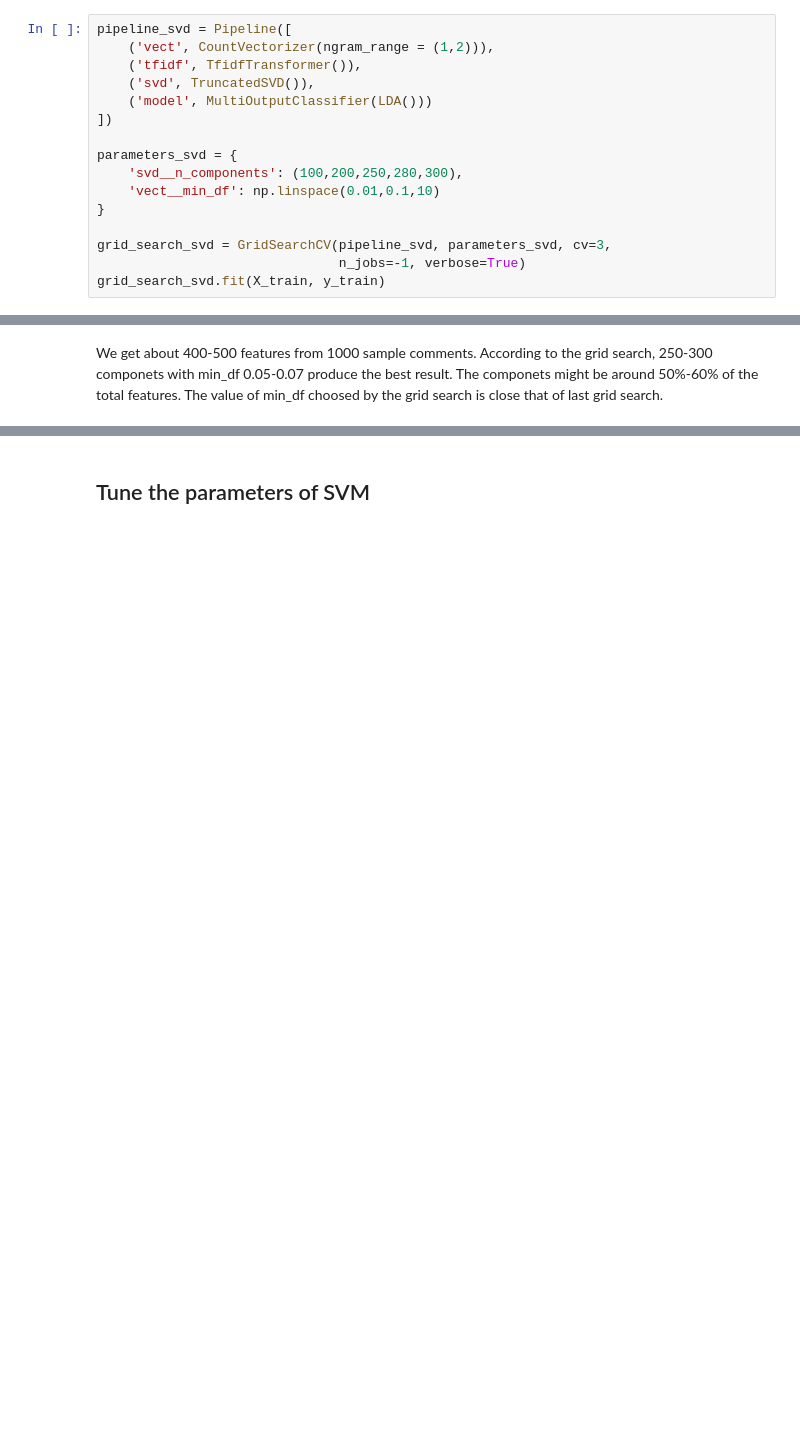
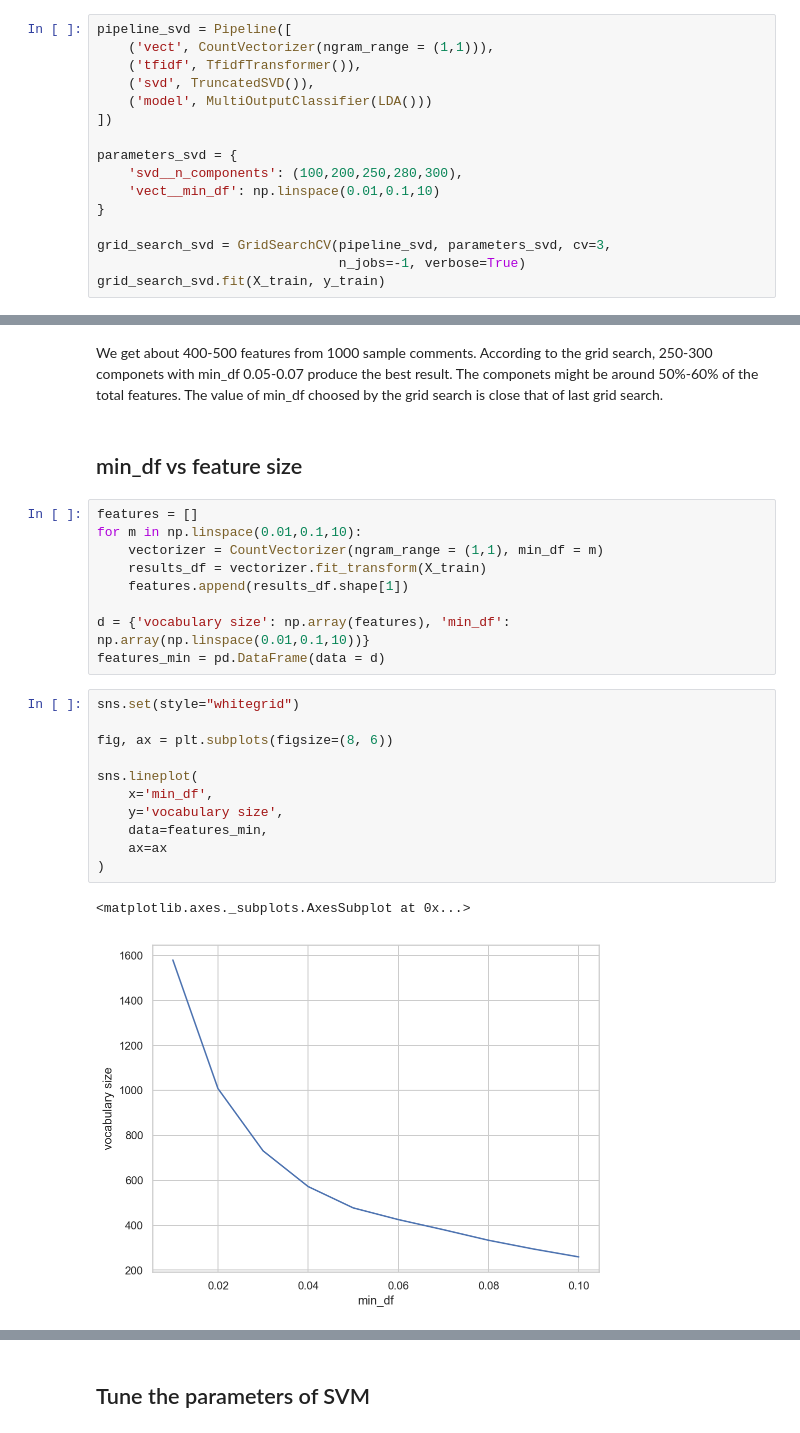
Before and after one commit to ktmud/fsauor2018, a Jupyter notebook: notebooks/parameter grid search.ipynb, the cells around one changed output, grey strips where cells are left out. Cells and saved outputs as stored; diff of their text form; blank space fills up the shorter version.

```diff
--- a/notebooks/parameter grid search.ipynb
+++ b/notebooks/parameter grid search.ipynb
@@ -111,7 +112,7 @@ There is little difference between different value of ngram_range.
 ## Tune the parameters of SVD
 # %%
 pipeline_svd = Pipeline([
-    ('vect', CountVectorizer(ngram_range = (1,2))),
+    ('vect', CountVectorizer(ngram_range = (1,1))),
     ('tfidf', TfidfTransformer()),
     ('svd', TruncatedSVD()),
     ('model', MultiOutputClassifier(LDA()))
@@ -176,3 +179,28 @@ grid_search_svd.best_params_
 {'svd__n_components': 250, 'vect__min_df': 0.05000000000000001}
 # %% [markdown]
 We get about 400-500 features from 1000 sample comments. According to the grid search, 250-300 componets with min_df 0.05-0.07 produce the best result. The componets might be around 50%-60% of the total features. The value of min_df choosed by the grid search is close that of last grid search.
+# %% [markdown]
+## min_df vs feature size
+# %%
+features = []
+for m in np.linspace(0.01,0.1,10):
+    vectorizer = CountVectorizer(ngram_range = (1,1), min_df = m)
+    results_df = vectorizer.fit_transform(X_train)
+    features.append(results_df.shape[1])
+
+d = {'vocabulary size': np.array(features), 'min_df': np.array(np.linspace(0.01,0.1,10))}
+features_min = pd.DataFrame(data = d)
+# %%
+sns.set(style="whitegrid")
+
+fig, ax = plt.subplots(figsize=(8, 6))
+
+sns.lineplot(
+    x='min_df',
+    y='vocabulary size',
+    data=features_min,
+    ax=ax
+)
+# %% [output]
+<matplotlib.axes._subplots.AxesSubplot at 0x...>
+[figure, added]
```
Also changed, not shown: parts of 13 cells of this notebook.
